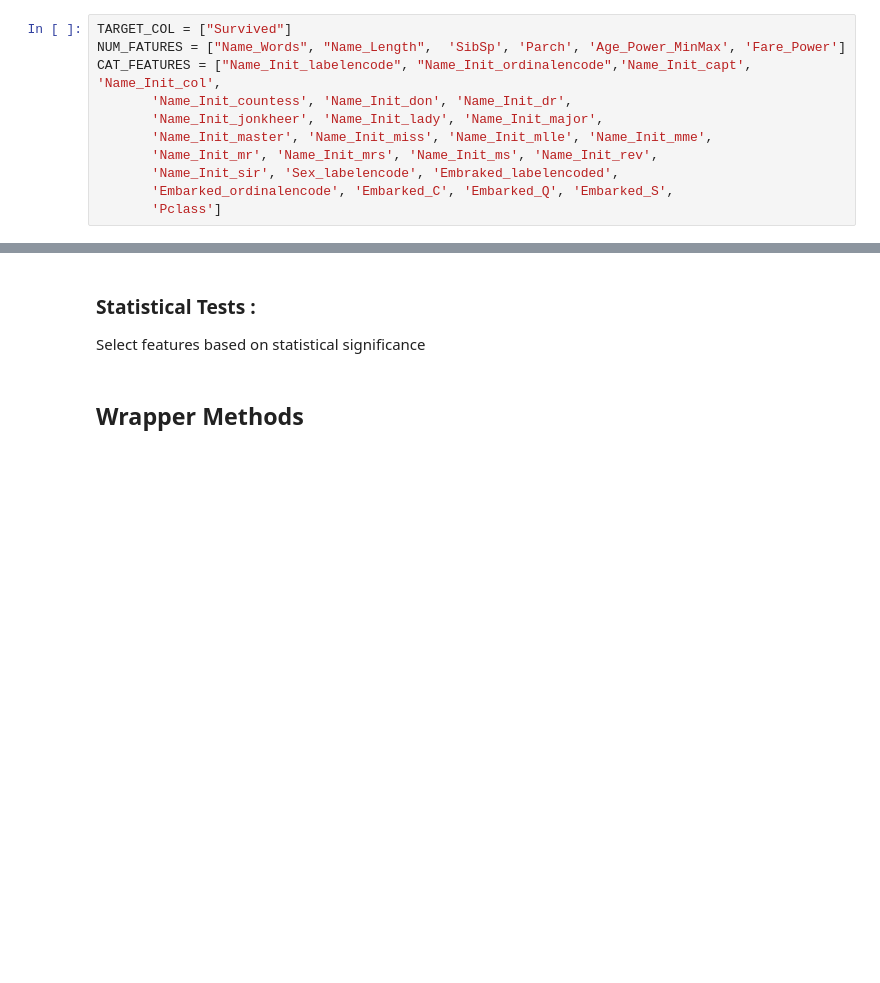
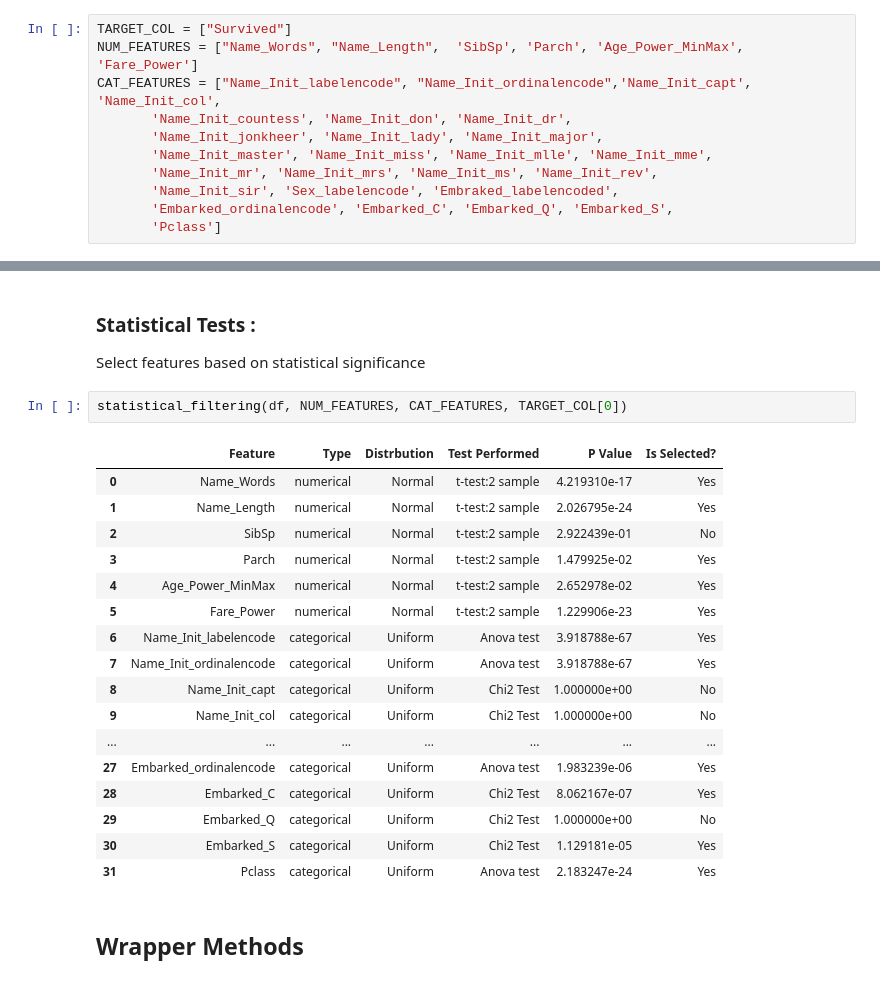
Before and after one commit to Rahul-404/Titanic_Problem_Kaggel, a Jupyter notebook: 4_Feature_Selection.ipynb, the cells around one changed output, grey strips where cells are left out. Cells and saved outputs as stored; diff of their text form; blank space fills up the shorter version.

Commit message:
updated: code of filter base method

```diff
--- a/4_Feature_Selection.ipynb
+++ b/4_Feature_Selection.ipynb
@@ -67,7 +71,7 @@ Index(['Survived', 'Name_Words', 'Name_Length', 'Name_Init_labelencode',
 # df.info()
 # %%
 TARGET_COL = ["Survived"]
-NUM_FATURES = ["Name_Words", "Name_Length",  'SibSp', 'Parch', 'Age_Power_MinMax', 'Fare_Power']
+NUM_FEATURES = ["Name_Words", "Name_Length",  'SibSp', 'Parch', 'Age_Power_MinMax', 'Fare_Power']
 CAT_FEATURES = ["Name_Init_labelencode", "Name_Init_ordinalencode",'Name_Init_capt', 'Name_Init_col',
        'Name_Init_countess', 'Name_Init_don', 'Name_Init_dr',
        'Name_Init_jonkheer', 'Name_Init_lady', 'Name_Init_major',
@@ -533,6 +671,26 @@ corr_features
 # %% [markdown]
 ### Statistical Tests :
 Select features based on statistical significance
+# %%
+statistical_filtering(df, NUM_FEATURES, CAT_FEATURES, TARGET_COL[0])
+# %% [output]
+|  | Feature | Type | Distrbution | Test Performed | P Value | Is Selected? |
+| 0 | Name_Words | numerical | Normal | t-test:2 sample | 4.219310e-17 | Yes |
+| 1 | Name_Length | numerical | Normal | t-test:2 sample | 2.026795e-24 | Yes |
+| 2 | SibSp | numerical | Normal | t-test:2 sample | 2.922439e-01 | No |
+| 3 | Parch | numerical | Normal | t-test:2 sample | 1.479925e-02 | Yes |
+| 4 | Age_Power_MinMax | numerical | Normal | t-test:2 sample | 2.652978e-02 | Yes |
+| 5 | Fare_Power | numerical | Normal | t-test:2 sample | 1.229906e-23 | Yes |
+| 6 | Name_Init_labelencode | categorical | Uniform | Anova test | 3.918788e-67 | Yes |
+| 7 | Name_Init_ordinalencode | categorical | Uniform | Anova test | 3.918788e-67 | Yes |
+| 8 | Name_Init_capt | categorical | Uniform | Chi2 Test | 1.000000e+00 | No |
+| 9 | Name_Init_col | categorical | Uniform | Chi2 Test | 1.000000e+00 | No |
+| ... | ... | ... | ... | ... | ... | ... |
+| 27 | Embarked_ordinalencode | categorical | Uniform | Anova test | 1.983239e-06 | Yes |
+| 28 | Embarked_C | categorical | Uniform | Chi2 Test | 8.062167e-07 | Yes |
+| 29 | Embarked_Q | categorical | Uniform | Chi2 Test | 1.000000e+00 | No |
+| 30 | Embarked_S | categorical | Uniform | Chi2 Test | 1.129181e-05 | Yes |
+| 31 | Pclass | categorical | Uniform | Anova test | 2.183247e-24 | Yes |
 # %% [markdown]
 ## Wrapper Methods
 # %% [markdown]
```
Also changed, not shown: parts of 11 cells of this notebook.
